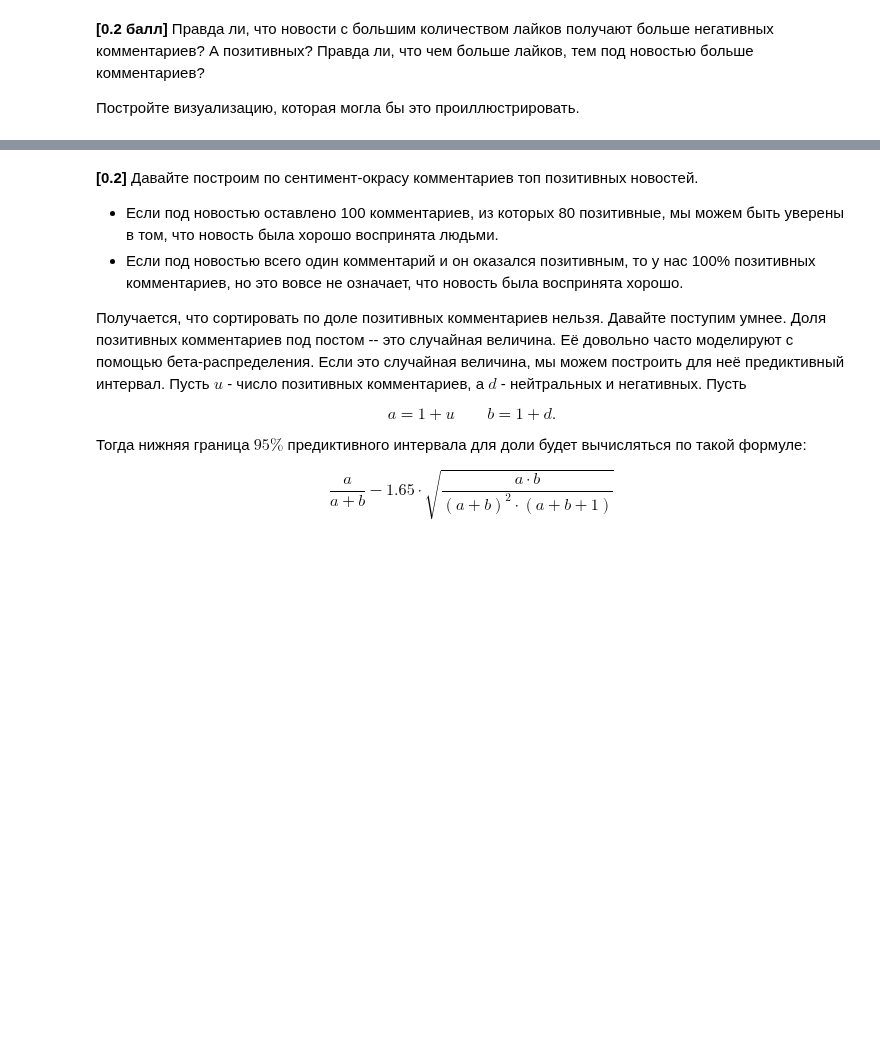
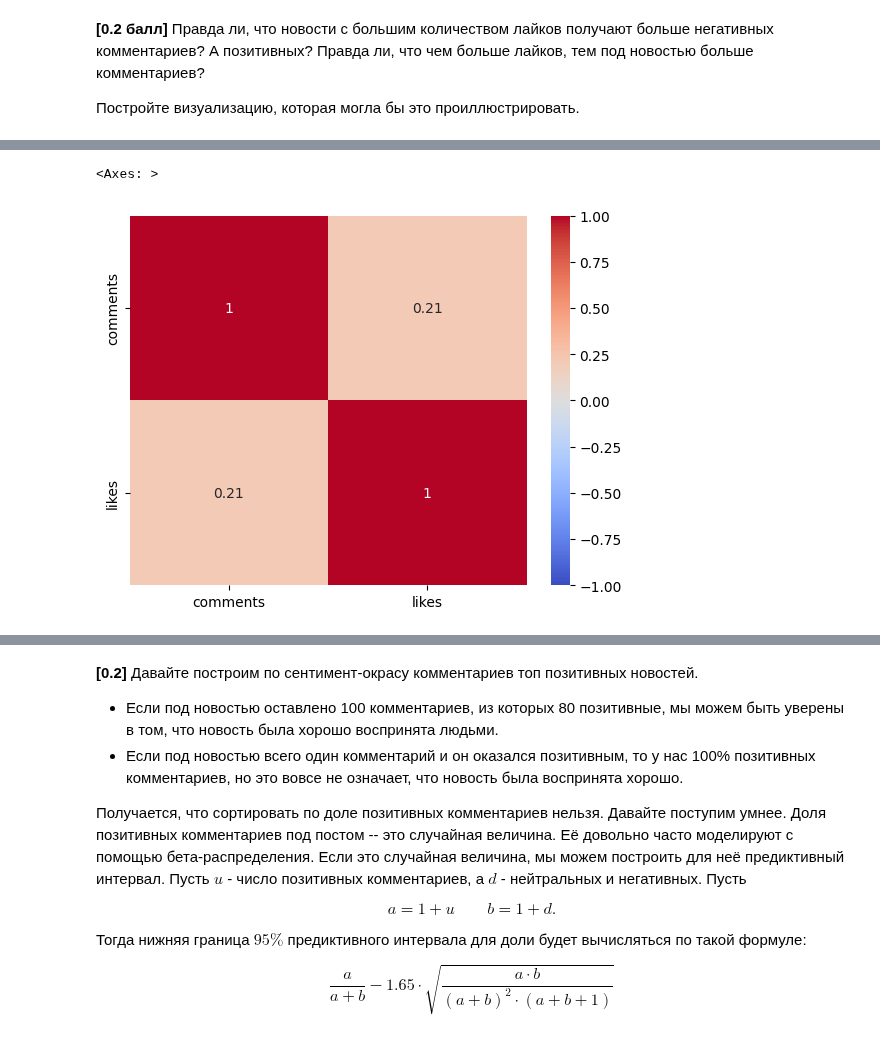
Before and after one commit to RuslanGaliullin/iad-deep-learning, a Jupyter notebook: 2023/homeworks/hw4_texts.ipynb, the cells around one changed output, grey strips where cells are left out. Cells and saved outputs as stored; diff of their text form; code cells hidden in the pictures; blank space fills up the shorter version.

```diff
--- a/2023/homeworks/hw4_texts.ipynb
+++ b/2023/homeworks/hw4_texts.ipynb
@@ -1006,0 +1029,5 @@ __[0.2 балл]__ Правда ли, что новости с большим к
+# %%
+sns.heatmap(df_vk[["comments", "likes"]].corr(), vmin=-1, vmax=+1, annot=True, cmap="coolwarm")
+# %% [output]
+<Axes: >
+[figure, added]
```
Also changed, not shown: parts of 10 cells of this notebook.
